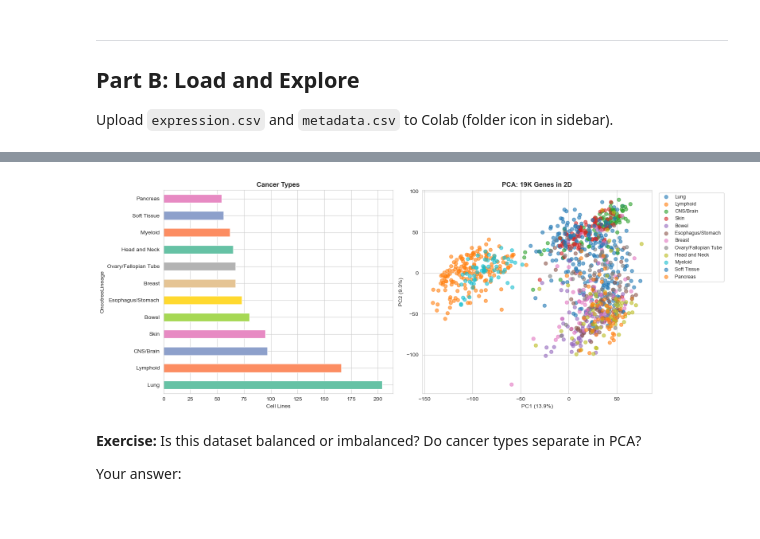
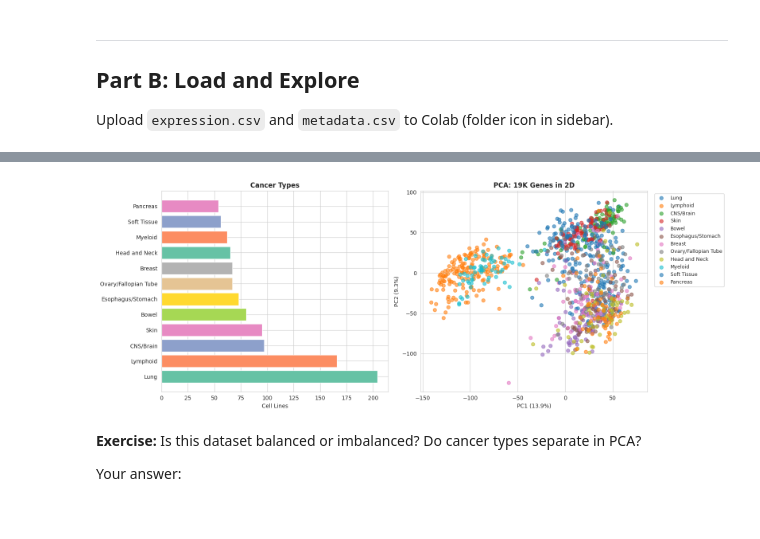
Before and after one commit to abdullah-al-bashit/TSS-2026, a Jupyter notebook: Applied machine learning for biomedical data/ML_workshop.ipynb, the cells around one changed output, grey strips where cells are left out. Drawn from its saved outputs; the diff is of its cells as text; code cells hidden in the pictures.

```diff
--- a/Applied machine learning for biomedical data/ML_workshop.ipynb
+++ b/Applied machine learning for biomedical data/ML_workshop.ipynb
@@ -86,29 +88,30 @@ Name: count, dtype: int64
 # %%
 # -- Visualize: class distribution + PCA --
 from sklearn.decomposition import PCA
 from sklearn.preprocessing import LabelEncoder
 
 gene_cols = [c for c in df.columns if c != "OncotreeLineage"]
 
 fig, axes = plt.subplots(1, 2, figsize=(16, 6))
-df["OncotreeLineage"].value_counts().plot.barh(
-    ax=axes[0], color=sns.color_palette("Set2", len(keep)))
+counts = df["OncotreeLineage"].value_counts()
+axes[0].barh(counts.index, counts.values,
+    color=sns.color_palette("Set2", len(counts)))
 axes[0].set_xlabel("Cell Lines")
 axes[0].set_title("Cancer Types", fontweight="bold")
 
 pca = PCA(n_components=2)
 X_pca = pca.fit_transform(df[gene_cols].values)
 for ct in keep:
     mask = df["OncotreeLineage"].values == ct
     axes[1].scatter(X_pca[mask, 0], X_pca[mask, 1], label=ct, alpha=0.6, s=40)
 axes[1].set_xlabel(f"PC1 ({pca.explained_variance_ratio_[0]:.1%})")
 axes[1].set_ylabel(f"PC2 ({pca.explained_variance_ratio_[1]:.1%})")
 axes[1].set_title("PCA: 19K Genes in 2D", fontweight="bold")
 axes[1].legend(bbox_to_anchor=(1.02, 1), fontsize=9)
 plt.tight_layout()
 plt.show()
 # %% [output]
-[figure, old version]
+[figure, new version]
 # %% [markdown]
 **Exercise:** Is this dataset balanced or imbalanced? Do cancer types separate in PCA?
 
```
Also changed, not shown: parts of 15 cells of this notebook.
